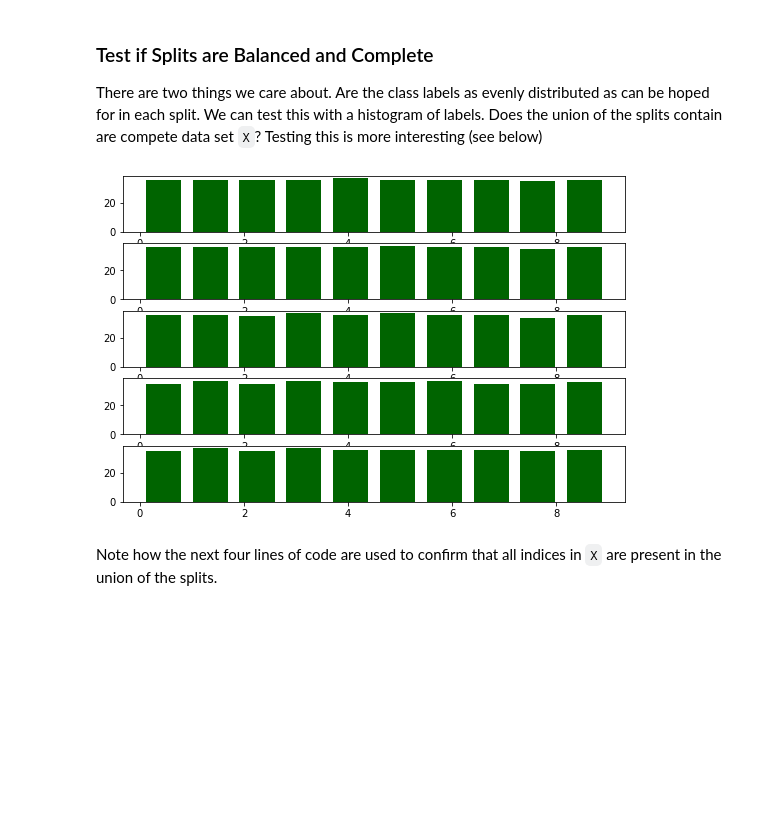
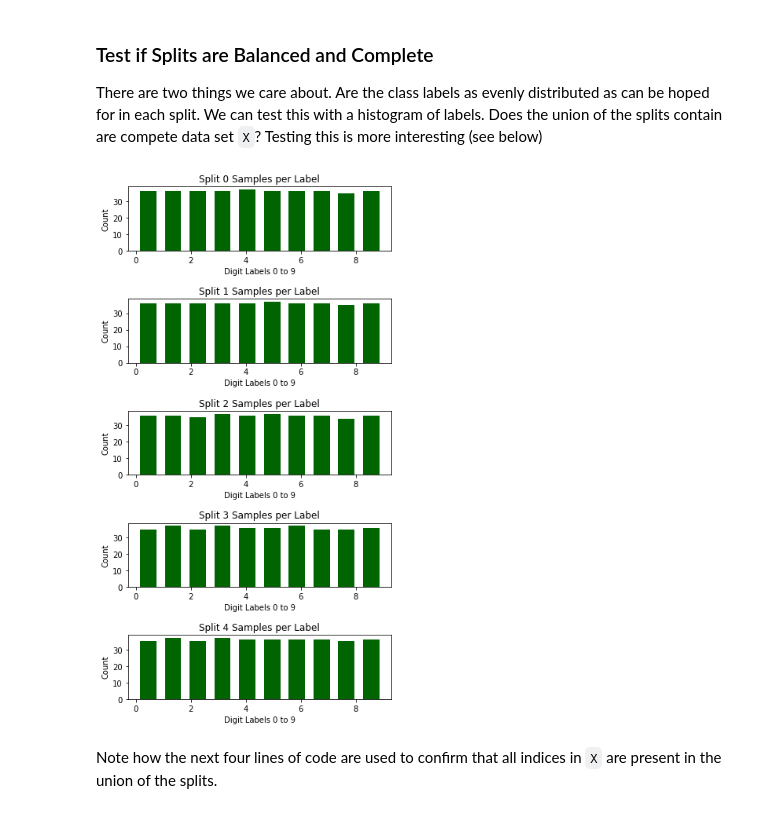
Before and after one commit to danboberton/CS345-Modules, a Jupyter notebook: module02_04_nearest_neighbors.ipynb, the cells around one changed output. Saved outputs shown, nothing was run; the diff lists cells and outputs as text; code cells hidden in the pictures; blank space fills up the shorter version.

```diff
--- a/module02_04_nearest_neighbors.ipynb
+++ b/module02_04_nearest_neighbors.ipynb
@@ -132,9 +134,0 @@ A scatter plot of the data will show us that individual features do carry some i
-# %%
-num_plots = 10
-pix_index = 10
-fig, axes = plt.subplots(5, 2)
-fig.set_size_inches(9,9)
-for i in range(num_plots) :
-    ax = axes[i // 2][i % 2]
-    pix_vals = X[:, pix_index]
-    ax.hist(pix_vals[y == i])
@@ -262,12 +269,16 @@ array([360, 360, 359, 359, 359])
 There are two things we care about.  Are the class labels as evenly distributed as can be hoped for in each split. We can test this with a histogram of labels. Does the union of the splits contain are compete data set `X`?  Testing this is more interesting (see below)
 # %%
 fig, axes = plt.subplots(len(splits), 1);
-fig.set_size_inches(9,6)
+fig.set_size_inches(6,12)
+plt.subplots_adjust(hspace=0.75)
 for i in range(len(splits)) :
     ax = axes[i]
-    ax.hist(y[splits[i]],rwidth=0.75,color='darkgreen')
+    ax.set_title(f'Split {i} Samples per Label')
+    ax.set_xlabel('Digit Labels 0 to 9')
+    ax.set_ylabel('Count')
+    ax.hist(y[splits[i]],rwidth=0.66,color='darkgreen')
 # %% [output]
-[figure, old version]
+[figure, new version]
 # %% [markdown]
 Note how the next four lines of code are used to confirm that all indices in `X` are present in the union of the splits.
 # %%
```
Also changed, not shown: parts of 13 cells of this notebook, 4 other files.
